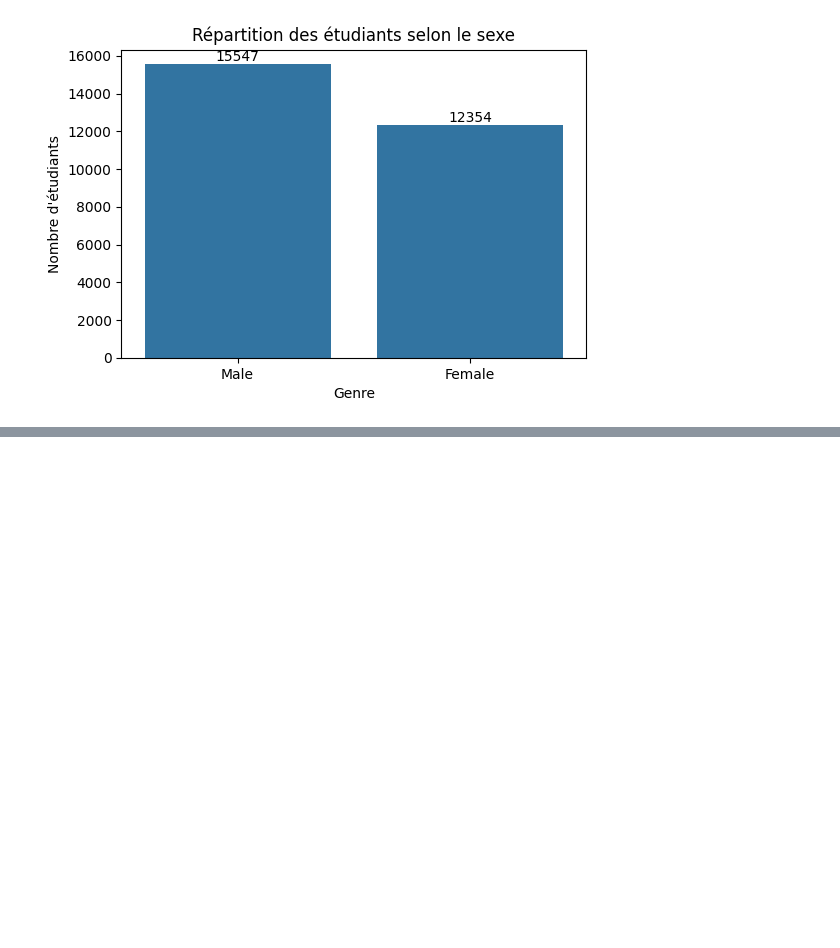
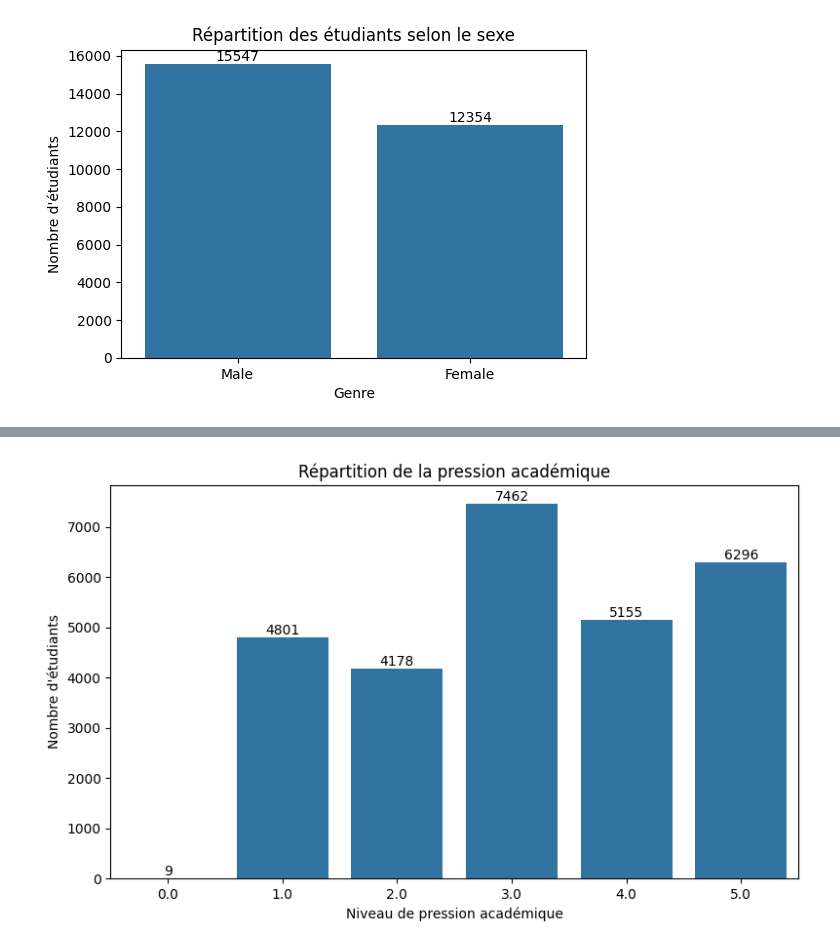
Before and after one commit to Ahlam-el-boujadi/Student-Mental-Health-Prediction, a Jupyter notebook: notebook/Exploratory_Data_Analysis.ipynb, the cells around one changed output, grey strips where cells are left out. Drawn from its saved outputs; the diff is of its cells as text; code cells hidden in the pictures; blank space fills up the shorter version.

```diff
--- a/notebook/Exploratory_Data_Analysis.ipynb
+++ b/notebook/Exploratory_Data_Analysis.ipynb
@@ -213,0 +405,19 @@ plt.show()
+# %%
+plt.figure(figsize=(8,5))
+
+ax = sns.countplot(
+    data=df,
+    x="Academic Pressure",
+    order=sorted(df["Academic Pressure"].unique())
+)
+
+ax.bar_label(ax.containers[0])
+
+plt.title("Répartition de la pression académique")
+plt.xlabel("Niveau de pression académique")
+plt.ylabel("Nombre d'étudiants")
+
+plt.tight_layout()
+plt.show()
+# %% [output]
+[figure, added]
```
Also changed, not shown: parts of 59 cells of this notebook.
